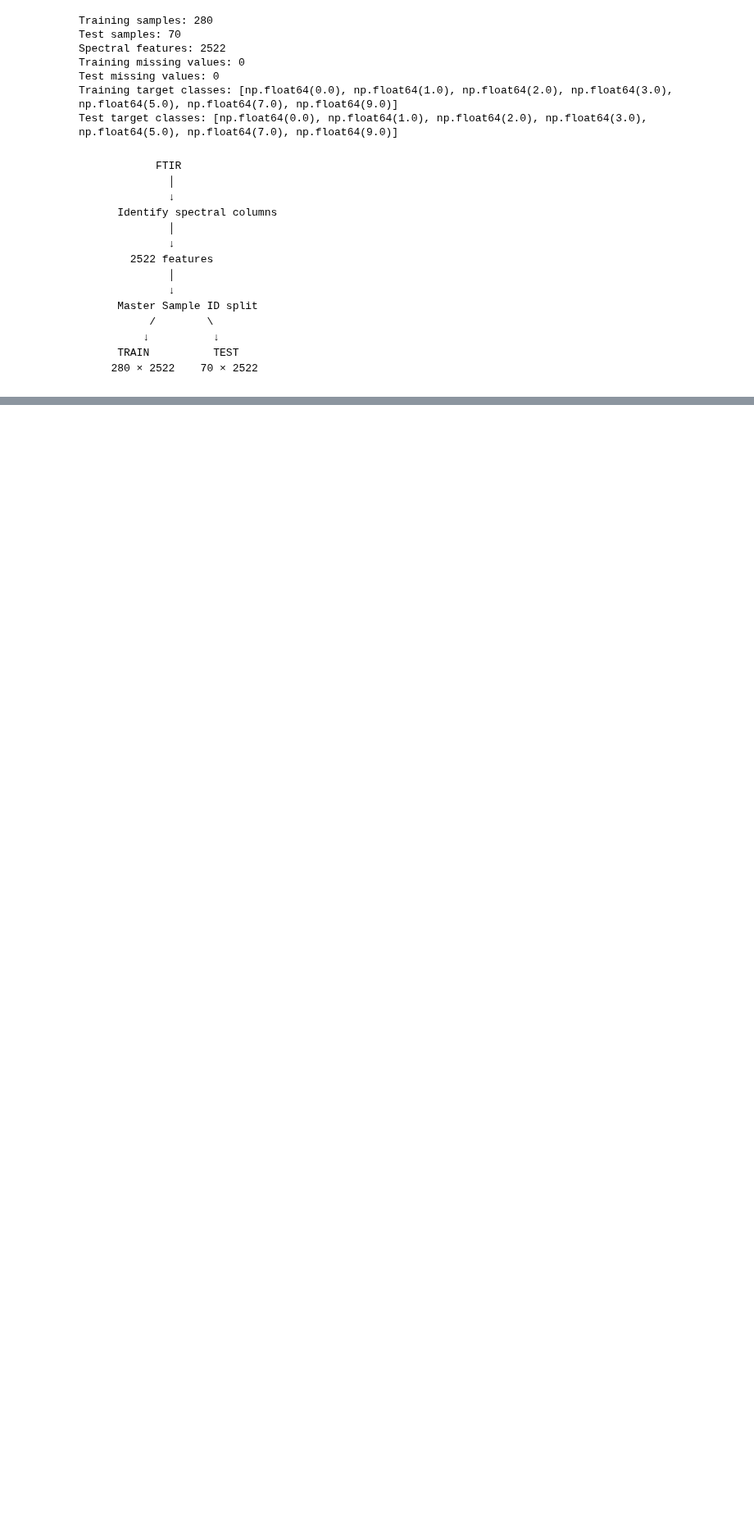
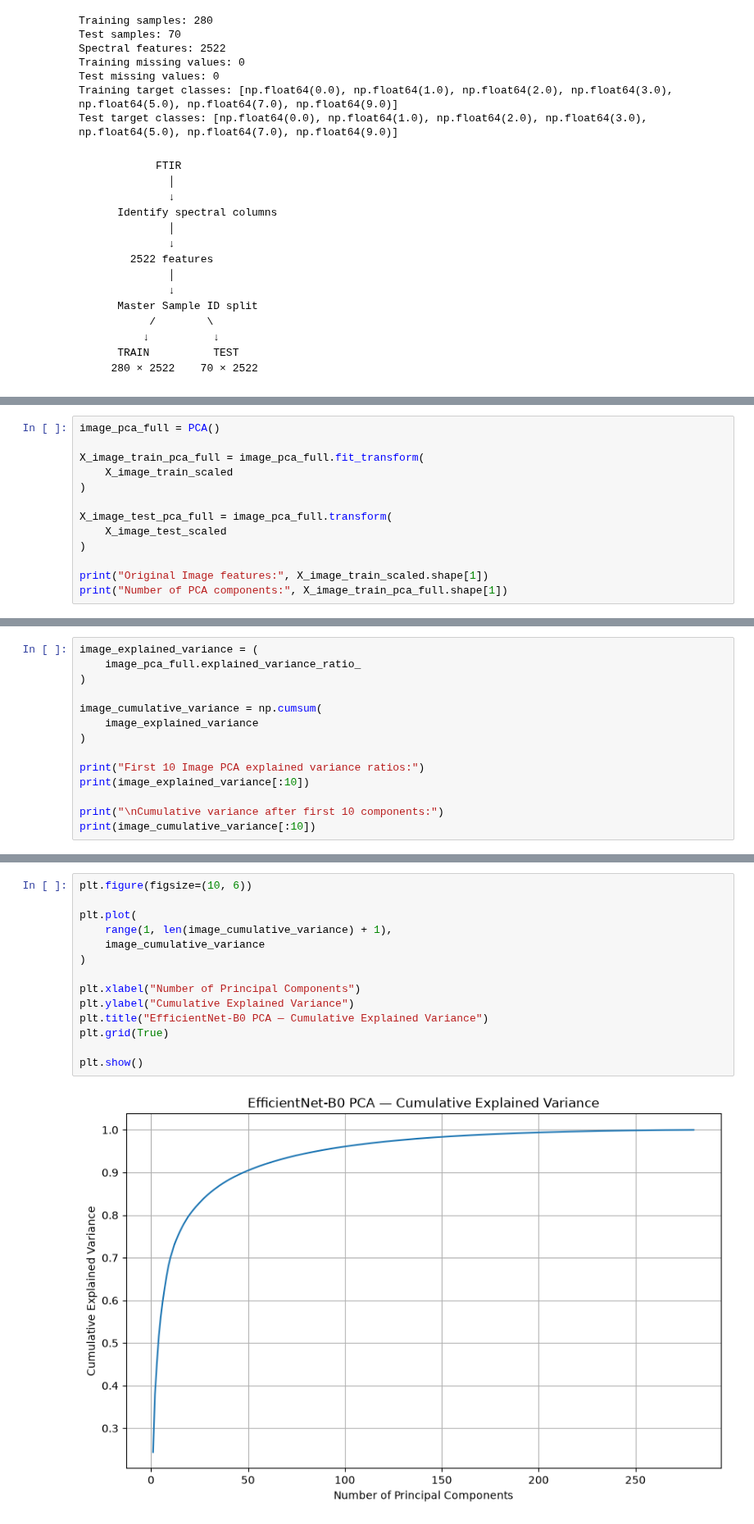
Before and after one commit to sanya-6976/FoodSure-AI, a Jupyter notebook: notebook/03_preprocessing.ipynb, the cells around one changed output, grey strips where cells are left out. Shown at 82% size. Saved outputs shown, nothing was run; the diff lists cells and outputs as text; blank space fills up the shorter version.

```diff
--- a/notebook/03_preprocessing.ipynb
+++ b/notebook/03_preprocessing.ipynb
@@ -921,0 +1564,13 @@ Test target classes: [np.float64(0.0), np.float64(1.0), np.float64(2.0), np.floa
+# %%
+image_pca_full = PCA()
+
+X_image_train_pca_full = image_pca_full.fit_transform(
+    X_image_train_scaled
+)
+
+X_image_test_pca_full = image_pca_full.transform(
+    X_image_test_scaled
+)
+
+print("Original Image features:", X_image_train_scaled.shape[1])
+print("Number of PCA components:", X_image_train_pca_full.shape[1])
@@ -921,0 +1580,14 @@ Test target classes: [np.float64(0.0), np.float64(1.0), np.float64(2.0), np.floa
+# %%
+image_explained_variance = (
+    image_pca_full.explained_variance_ratio_
+)
+
+image_cumulative_variance = np.cumsum(
+    image_explained_variance
+)
+
+print("First 10 Image PCA explained variance ratios:")
+print(image_explained_variance[:10])
+
+print("\nCumulative variance after first 10 components:")
+print(image_cumulative_variance[:10])
@@ -921,0 +1602,16 @@ Test target classes: [np.float64(0.0), np.float64(1.0), np.float64(2.0), np.floa
+# %%
+plt.figure(figsize=(10, 6))
+
+plt.plot(
+    range(1, len(image_cumulative_variance) + 1),
+    image_cumulative_variance
+)
+
+plt.xlabel("Number of Principal Components")
+plt.ylabel("Cumulative Explained Variance")
+plt.title("EfficientNet-B0 PCA — Cumulative Explained Variance")
+plt.grid(True)
+
+plt.show()
+# %% [output]
+[figure, added]
```
Also changed, not shown: parts of 100 cells of this notebook, 26 other files.
